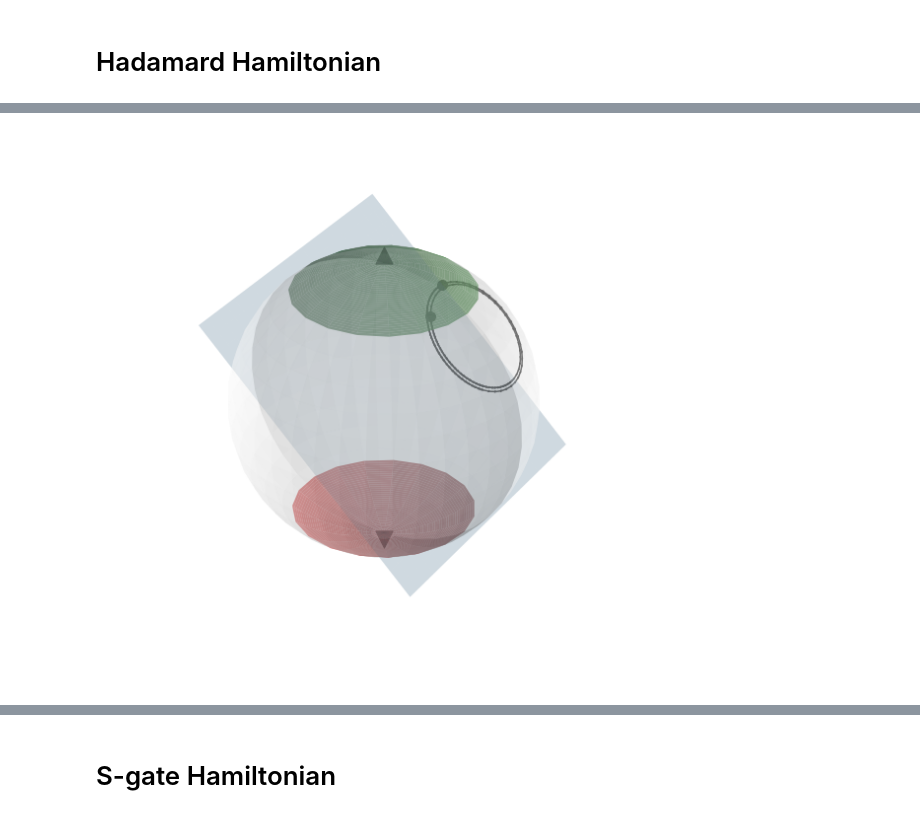
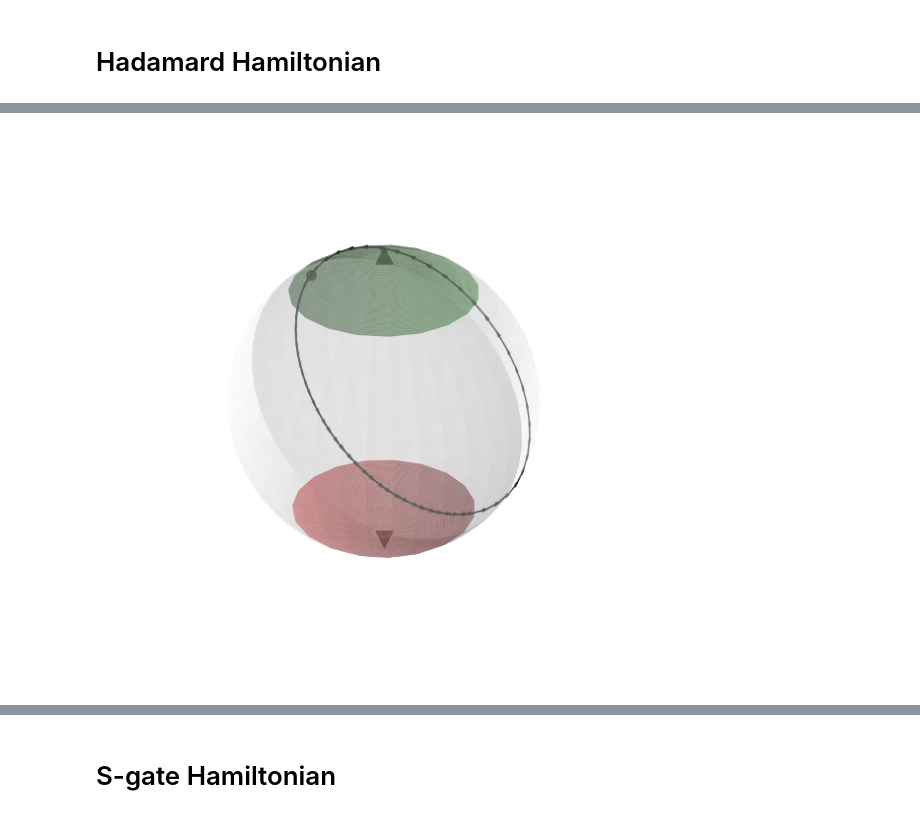
Before and after one commit to marco-lewis/quantum-barrier-certificates, a Jupyter notebook: experiments/diagrams.ipynb, the cells around one changed output, grey strips where cells are left out. Drawn from its saved outputs; the diff is of its cells as text; code cells hidden in the pictures.

Commit message:
Some new diagrams and changes to code

```diff
--- a/experiments/diagrams.ipynb
+++ b/experiments/diagrams.ipynb
@@ -55,5 +55,7 @@ def start_near_1():
     return X0, z0
 
 start_points = []
-for i in range(2):
+for i in range(1):
     start_points.append(cart_bloch_near_0())
+# %%
+start_points = [([-0.4205748172100388, -0.19077787500541843, 0.8869727309997525], np.array([-0.57843339+0.7803212j ,  0.20781569-0.11543948j]))]
@@ -70,7 +84,8 @@ trange = np.arange(t0, t, step=step)
 fig = plt.figure(figsize=(8,8))
 ax = fig.add_subplot(111,projection='3d',box_aspect=(1,1,1))
 
-plot_H_bloch_regions(ax, True)
+barrier=False
+plot_H_bloch_regions(ax, barrier)
 
 for X0, Z0 in start_points:
     dataSet, ts = rk4(X0, t0, t, step, dXdt)
@@ -95,34 +110,36 @@ for X0, Z0 in start_points:
 plt.axis('off')
 
 # with mpl.cbook.get_sample_data("ket0.png") as file:
 #     arr_img0 = plt.imread(file)
 # with mpl.cbook.get_sample_data("ket1.png") as file:
 #     arr_img1 = plt.imread(file)
 # imgs = [arr_img0, arr_img1]
 # from ImageAnnotations3D import ImageAnnotations3D
 # ax2 = fig.add_subplot(111,frame_on=False)
 # ax2.axis("off")
 # ax2.axis([0,1,0,1])
 # ia = ImageAnnotations3D([[0,0,1.05],[0,0,-1.05]],imgs,ax, ax2 )
 
 fig.tight_layout()
+
+if not barrier: save("had_no_barrier.png")
 # plt.legend()
 # save('normal_bloch.png')
 # ax.set_yticks([])
 # ax.set_ylabel('')
 # ax.azim = -90
 # ax.elev = 1
 # save('side_bloch.png')
 
 # ax.set_zticks([])
 # ax.set_zlabel('')
 # ax.azim = 270
 # ax.elev = 90
 # save('above_bloch.png')
 
 plt.show()
 # %% [output]
-[figure, old version]
+[figure, new version]
 # %%
 %matplotlib inline
 
```
Also changed, not shown: parts of 9 cells of this notebook, 2 other files.
